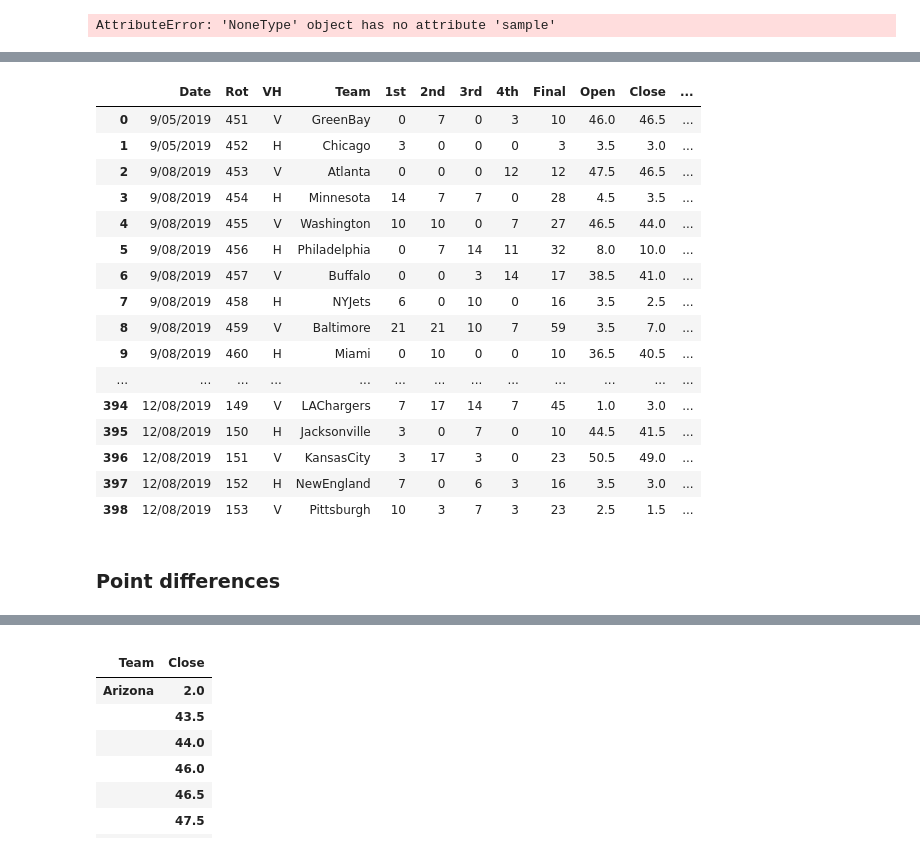
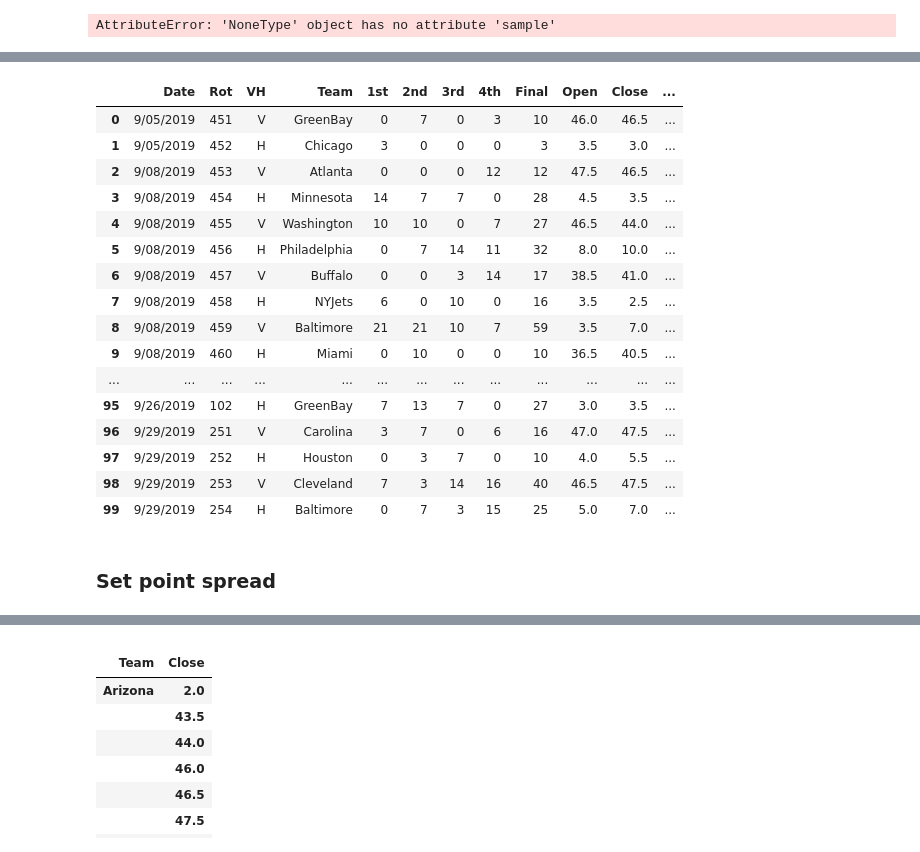
Before and after one commit to tamle7422/data_analysis, a Jupyter notebook: nfl.ipynb, the cells around one changed output, grey strips where cells are left out. Saved outputs shown, nothing was run; the diff lists cells and outputs as text; code cells hidden in the pictures.

```diff
--- a/nfl.ipynb
+++ b/nfl.ipynb
@@ -122,23 +123,23 @@ nflDf["Date"].sample(200)
 Name: Date, dtype: object
 # %%
-nflDf.head(500)
+nflDf.head(100)
 # %% [output]
 |  | Date | Rot | VH | Team | 1st | 2nd | 3rd | 4th | Final | Open | Close | ... |
 | 0 | 9/05/2019 | 451 | V | GreenBay | 0 | 7 | 0 | 3 | 10 | 46.0 | 46.5 | ... |
 | 1 | 9/05/2019 | 452 | H | Chicago | 3 | 0 | 0 | 0 | 3 | 3.5 | 3.0 | ... |
 | 2 | 9/08/2019 | 453 | V | Atlanta | 0 | 0 | 0 | 12 | 12 | 47.5 | 46.5 | ... |
 | 3 | 9/08/2019 | 454 | H | Minnesota | 14 | 7 | 7 | 0 | 28 | 4.5 | 3.5 | ... |
 | 4 | 9/08/2019 | 455 | V | Washington | 10 | 10 | 0 | 7 | 27 | 46.5 | 44.0 | ... |
 | 5 | 9/08/2019 | 456 | H | Philadelphia | 0 | 7 | 14 | 11 | 32 | 8.0 | 10.0 | ... |
 | 6 | 9/08/2019 | 457 | V | Buffalo | 0 | 0 | 3 | 14 | 17 | 38.5 | 41.0 | ... |
 | 7 | 9/08/2019 | 458 | H | NYJets | 6 | 0 | 10 | 0 | 16 | 3.5 | 2.5 | ... |
 | 8 | 9/08/2019 | 459 | V | Baltimore | 21 | 21 | 10 | 7 | 59 | 3.5 | 7.0 | ... |
 | 9 | 9/08/2019 | 460 | H | Miami | 0 | 10 | 0 | 0 | 10 | 36.5 | 40.5 | ... |
 | ... | ... | ... | ... | ... | ... | ... | ... | ... | ... | ... | ... | ... |
-| 394 | 12/08/2019 | 149 | V | LAChargers | 7 | 17 | 14 | 7 | 45 | 1.0 | 3.0 | ... |
-| 395 | 12/08/2019 | 150 | H | Jacksonville | 3 | 0 | 7 | 0 | 10 | 44.5 | 41.5 | ... |
-| 396 | 12/08/2019 | 151 | V | KansasCity | 3 | 17 | 3 | 0 | 23 | 50.5 | 49.0 | ... |
-| 397 | 12/08/2019 | 152 | H | NewEngland | 7 | 0 | 6 | 3 | 16 | 3.5 | 3.0 | ... |
-| 398 | 12/08/2019 | 153 | V | Pittsburgh | 10 | 3 | 7 | 3 | 23 | 2.5 | 1.5 | ... |
+| 95 | 9/26/2019 | 102 | H | GreenBay | 7 | 13 | 7 | 0 | 27 | 3.0 | 3.5 | ... |
+| 96 | 9/29/2019 | 251 | V | Carolina | 3 | 7 | 0 | 6 | 16 | 47.0 | 47.5 | ... |
+| 97 | 9/29/2019 | 252 | H | Houston | 0 | 3 | 7 | 0 | 10 | 4.0 | 5.5 | ... |
+| 98 | 9/29/2019 | 253 | V | Cleveland | 7 | 3 | 14 | 16 | 40 | 46.5 | 47.5 | ... |
+| 99 | 9/29/2019 | 254 | H | Baltimore | 0 | 7 | 3 | 15 | 25 | 5.0 | 7.0 | ... |
-# %% [markdown]
-### Point differences
+# %% [markdown]
+### Set point spread
```
Also changed, not shown: parts of 7 cells of this notebook.
